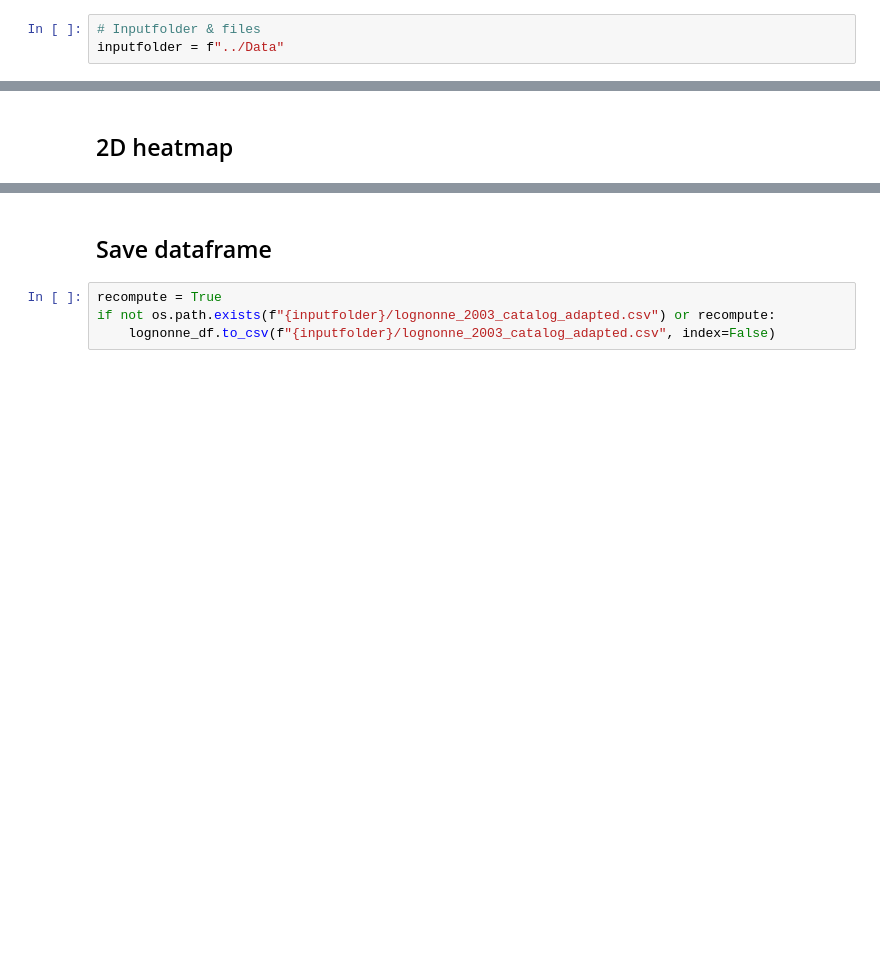
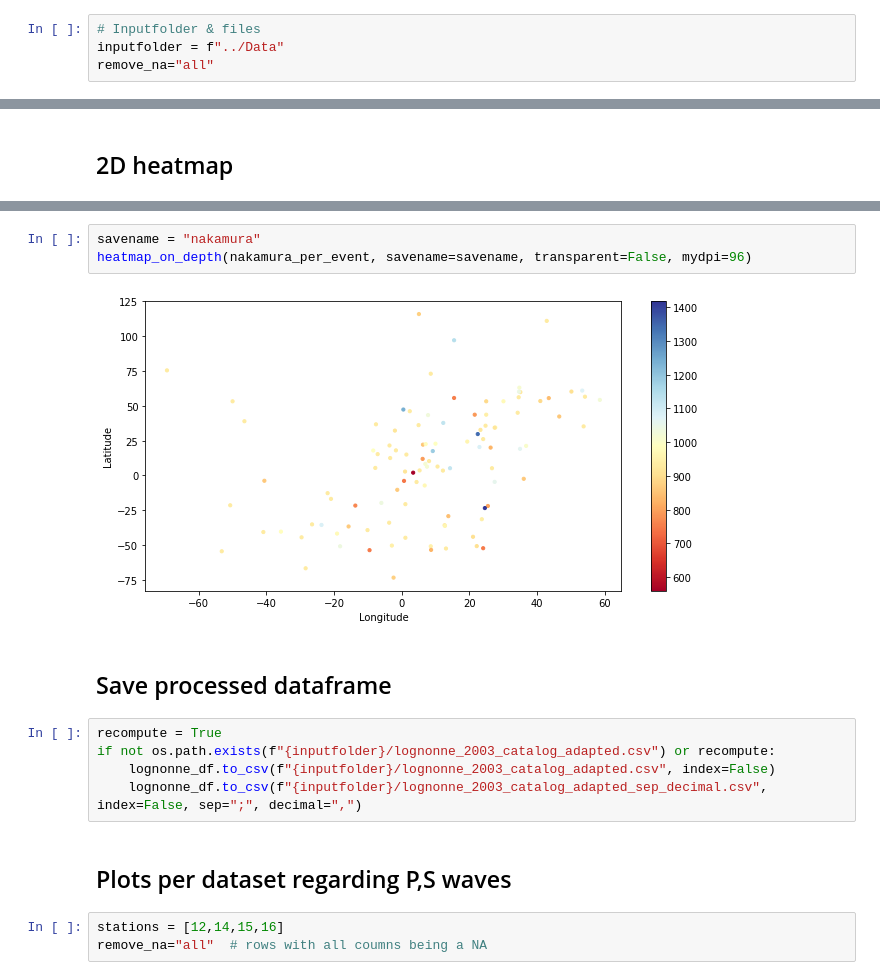
Before and after one commit to ivanmm25/space_seismologists, a Jupyter notebook: etl/data.ipynb, the cells around one changed output, grey strips where cells are left out. Drawn from its saved outputs; the diff is of its cells as text; blank space fills up the shorter version.

```diff
--- a/etl/data.ipynb
+++ b/etl/data.ipynb
@@ -10,6 +11,7 @@ import numpy as np
 # %%
 # Inputfolder & files
 inputfolder = f"../Data"
+remove_na="all"
 # %% [markdown]
 # Clean version of load data
 # %% [markdown]
@@ -131,6 +197,17 @@ plt.colorbar(sc)
+# %%
+savename = "nakamura"
+heatmap_on_depth(nakamura_per_event, savename=savename, transparent=False, mydpi=96)
+# %% [output]
+[figure, added]
 # %% [markdown]
-## Save dataframe
+## Save processed dataframe
 # %%
 recompute = True
 if not os.path.exists(f"{inputfolder}/lognonne_2003_catalog_adapted.csv") or recompute:
     lognonne_df.to_csv(f"{inputfolder}/lognonne_2003_catalog_adapted.csv", index=False)
+    lognonne_df.to_csv(f"{inputfolder}/lognonne_2003_catalog_adapted_sep_decimal.csv", index=False, sep=";", decimal=",")
+# %% [markdown]
+## Plots per dataset regarding P,S waves
+# %%
+stations = [12,14,15,16]
+remove_na="all"  # rows with all coumns being a NA
```
Also changed, not shown: parts of 21 cells of this notebook, 13 other files.
